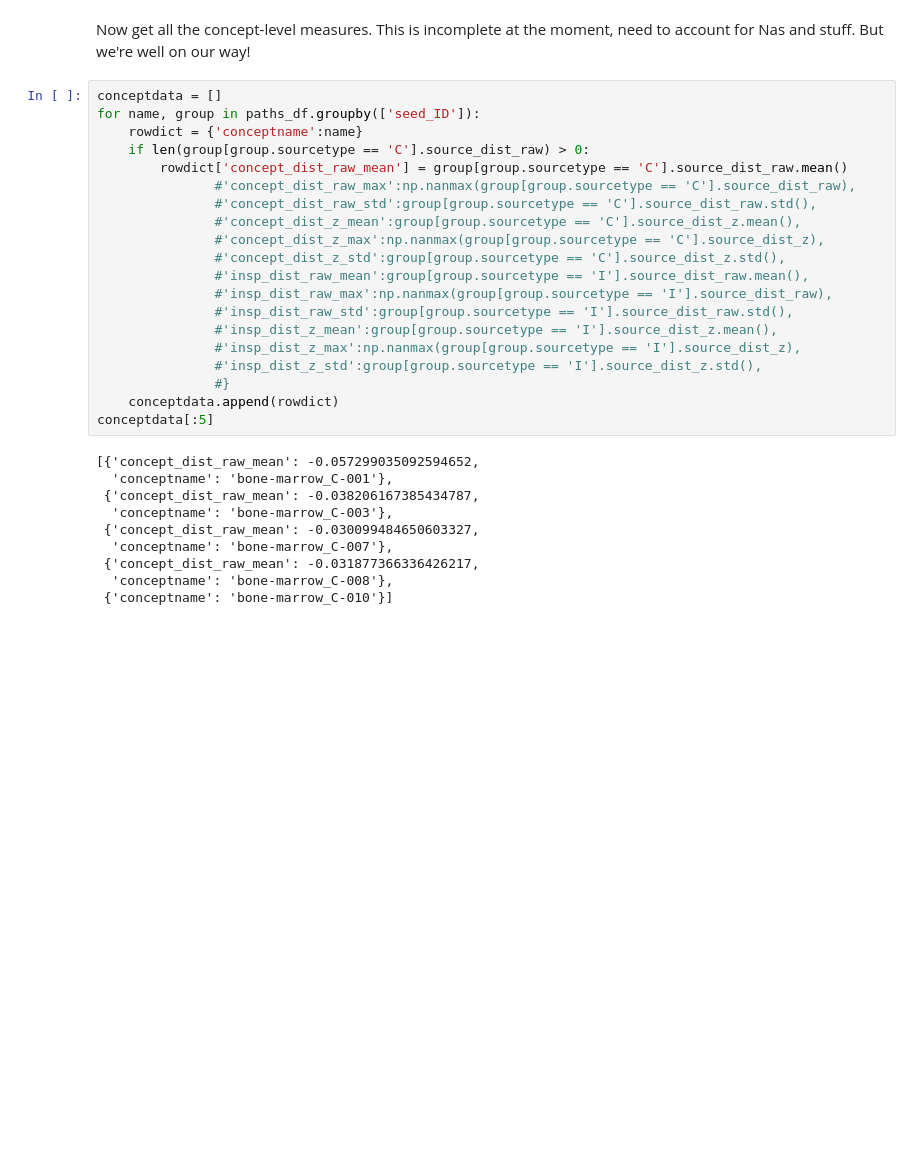
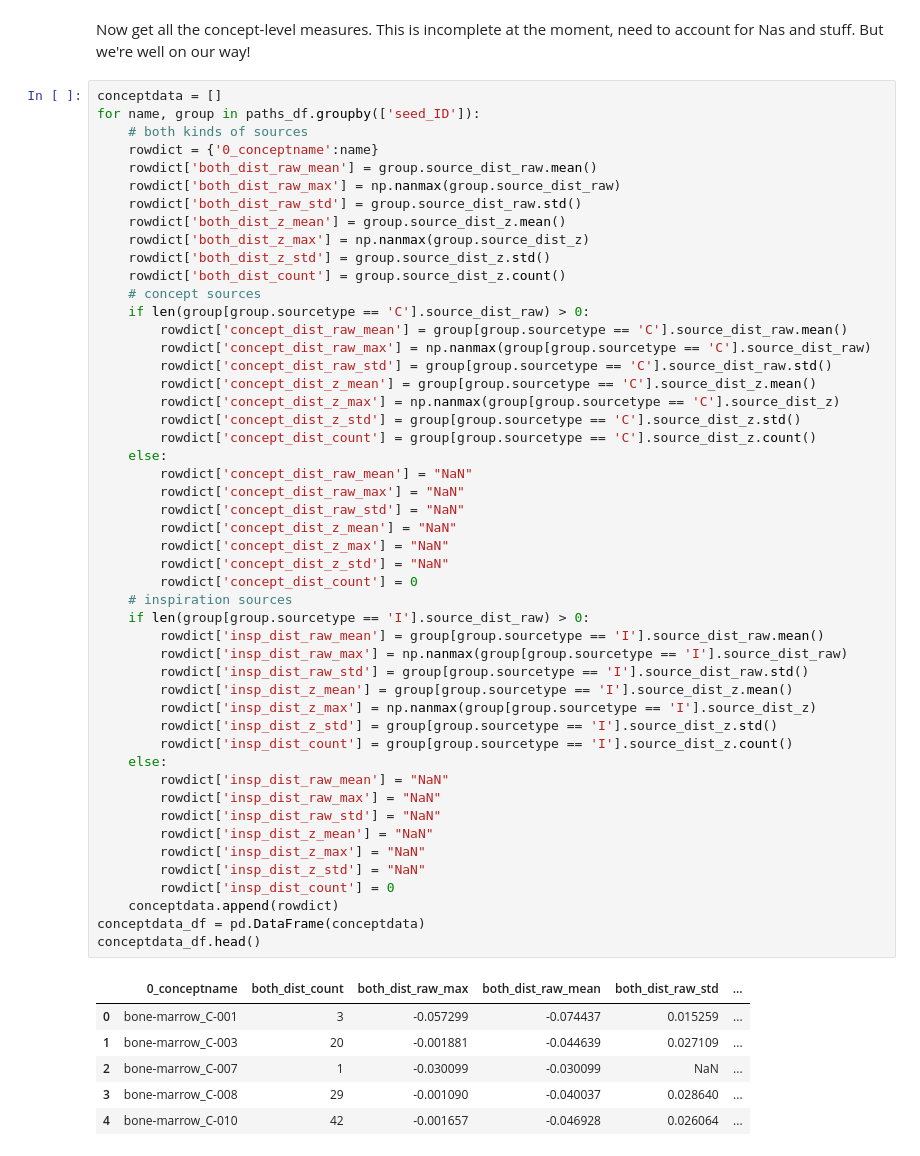
Before and after one commit to joelchan/openideo-data-processing-pipeline, a Jupyter notebook: ipython-notebooks/compute_and_explore_cb-anchored-distances.ipynb, the cells around one changed output. Drawn from its saved outputs; the diff is of its cells as text; blank space fills up the shorter version.

```diff
--- a/ipython-notebooks/compute_and_explore_cb-anchored-distances.ipynb
+++ b/ipython-notebooks/compute_and_explore_cb-anchored-distances.ipynb
@@ -331,30 +321,56 @@ Now get all the concept-level measures. This is incomplete at the moment, need t
 # %%
 conceptdata = []
 for name, group in paths_df.groupby(['seed_ID']):
-    rowdict = {'conceptname':name}
+    # both kinds of sources
+    rowdict = {'0_conceptname':name}
+    rowdict['both_dist_raw_mean'] = group.source_dist_raw.mean()
+    rowdict['both_dist_raw_max'] = np.nanmax(group.source_dist_raw)
+    rowdict['both_dist_raw_std'] = group.source_dist_raw.std()
+    rowdict['both_dist_z_mean'] = group.source_dist_z.mean()
+    rowdict['both_dist_z_max'] = np.nanmax(group.source_dist_z)
+    rowdict['both_dist_z_std'] = group.source_dist_z.std()
+    rowdict['both_dist_count'] = group.source_dist_z.count()
+    # concept sources
     if len(group[group.sourcetype == 'C'].source_dist_raw) > 0:
         rowdict['concept_dist_raw_mean'] = group[group.sourcetype == 'C'].source_dist_raw.mean()
-               #'concept_dist_raw_max':np.nanmax(group[group.sourcetype == 'C'].source_dist_raw),
-               #'concept_dist_raw_std':group[group.sourcetype == 'C'].source_dist_raw.std(),
-               #'concept_dist_z_mean':group[group.sourcetype == 'C'].source_dist_z.mean(),
-               #'concept_dist_z_max':np.nanmax(group[group.sourcetype == 'C'].source_dist_z),
-               #'concept_dist_z_std':group[group.sourcetype == 'C'].source_dist_z.std(),
-               #'insp_dist_raw_mean':group[group.sourcetype == 'I'].source_dist_raw.mean(),
-               #'insp_dist_raw_max':np.nanmax(group[group.sourcetype == 'I'].source_dist_raw),
-               #'insp_dist_raw_std':group[group.sourcetype == 'I'].source_dist_raw.std(),
-               #'insp_dist_z_mean':group[group.sourcetype == 'I'].source_dist_z.mean(),
-               #'insp_dist_z_max':np.nanmax(group[group.sourcetype == 'I'].source_dist_z),
-               #'insp_dist_z_std':group[group.sourcetype == 'I'].source_dist_z.std(),
-               #}
+        rowdict['concept_dist_raw_max'] = np.nanmax(group[group.sourcetype == 'C'].source_dist_raw)
+        rowdict['concept_dist_raw_std'] = group[group.sourcetype == 'C'].source_dist_raw.std()
+        rowdict['concept_dist_z_mean'] = group[group.sourcetype == 'C'].source_dist_z.mean()
+        rowdict['concept_dist_z_max'] = np.nanmax(group[group.sourcetype == 'C'].source_dist_z)
+        rowdict['concept_dist_z_std'] = group[group.sourcetype == 'C'].source_dist_z.std()
+        rowdict['concept_dist_count'] = group[group.sourcetype == 'C'].source_dist_z.count()
+    else:
+        rowdict['concept_dist_raw_mean'] = "NaN"
+        rowdict['concept_dist_raw_max'] = "NaN"
+        rowdict['concept_dist_raw_std'] = "NaN"
+        rowdict['concept_dist_z_mean'] = "NaN"
+        rowdict['concept_dist_z_max'] = "NaN"
+        rowdict['concept_dist_z_std'] = "NaN"
+        rowdict['concept_dist_count'] = 0
+    # inspiration sources
+    if len(group[group.sourcetype == 'I'].source_dist_raw) > 0:
+        rowdict['insp_dist_raw_mean'] = group[group.sourcetype == 'I'].source_dist_raw.mean()
+        rowdict['insp_dist_raw_max'] = np.nanmax(group[group.sourcetype == 'I'].source_dist_raw)
+        rowdict['insp_dist_raw_std'] = group[group.sourcetype == 'I'].source_dist_raw.std()
+        rowdict['insp_dist_z_mean'] = group[group.sourcetype == 'I'].source_dist_z.mean()
+        rowdict['insp_dist_z_max'] = np.nanmax(group[group.sourcetype == 'I'].source_dist_z)
+        rowdict['insp_dist_z_std'] = group[group.sourcetype == 'I'].source_dist_z.std()
+        rowdict['insp_dist_count'] = group[group.sourcetype == 'I'].source_dist_z.count()
+    else:
+        rowdict['insp_dist_raw_mean'] = "NaN"
+        rowdict['insp_dist_raw_max'] = "NaN"
+        rowdict['insp_dist_raw_std'] = "NaN"
+        rowdict['insp_dist_z_mean'] = "NaN"
+        rowdict['insp_dist_z_max'] = "NaN"
+        rowdict['insp_dist_z_std'] = "NaN"
+        rowdict['insp_dist_count'] = 0
     conceptdata.append(rowdict)
-conceptdata[:5]
+conceptdata_df = pd.DataFrame(conceptdata)
+conceptdata_df.head()
 # %% [output]
-[{'concept_dist_raw_mean': -0.057299035092594652,
-  'conceptname': 'bone-marrow_C-001'},
- {'concept_dist_raw_mean': -0.038206167385434787,
-  'conceptname': 'bone-marrow_C-003'},
- {'concept_dist_raw_mean': -0.030099484650603327,
-  'conceptname': 'bone-marrow_C-007'},
- {'concept_dist_raw_mean': -0.031877366336426217,
-  'conceptname': 'bone-marrow_C-008'},
- {'conceptname': 'bone-marrow_C-010'}]
+|  | 0_conceptname | both_dist_count | both_dist_raw_max | both_dist_raw_mean | both_dist_raw_std | ... |
+| 0 | bone-marrow_C-001 | 3 | -0.057299 | -0.074437 | 0.015259 | ... |
+| 1 | bone-marrow_C-003 | 20 | -0.001881 | -0.044639 | 0.027109 | ... |
+| 2 | bone-marrow_C-007 | 1 | -0.030099 | -0.030099 | NaN | ... |
+| 3 | bone-marrow_C-008 | 29 | -0.001090 | -0.040037 | 0.028640 | ... |
+| 4 | bone-marrow_C-010 | 42 | -0.001657 | -0.046928 | 0.026064 | ... |
```
Also changed, not shown: parts of 4 cells of this notebook.
